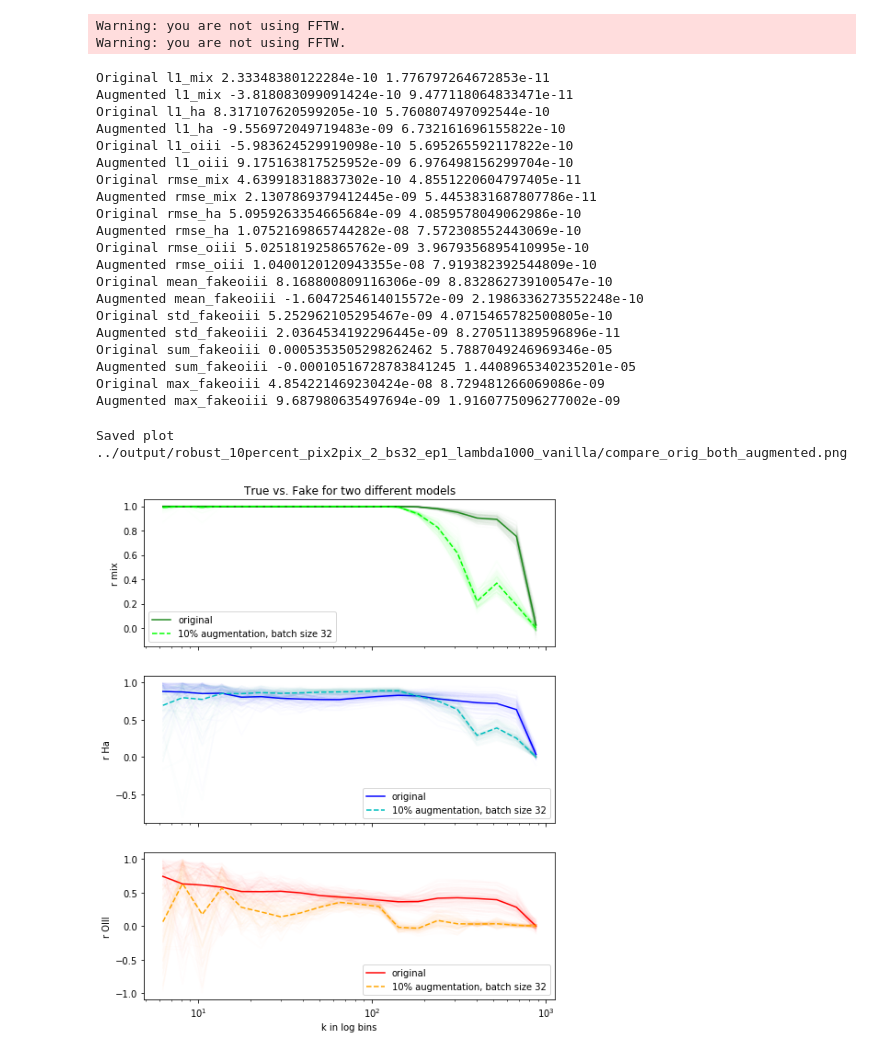
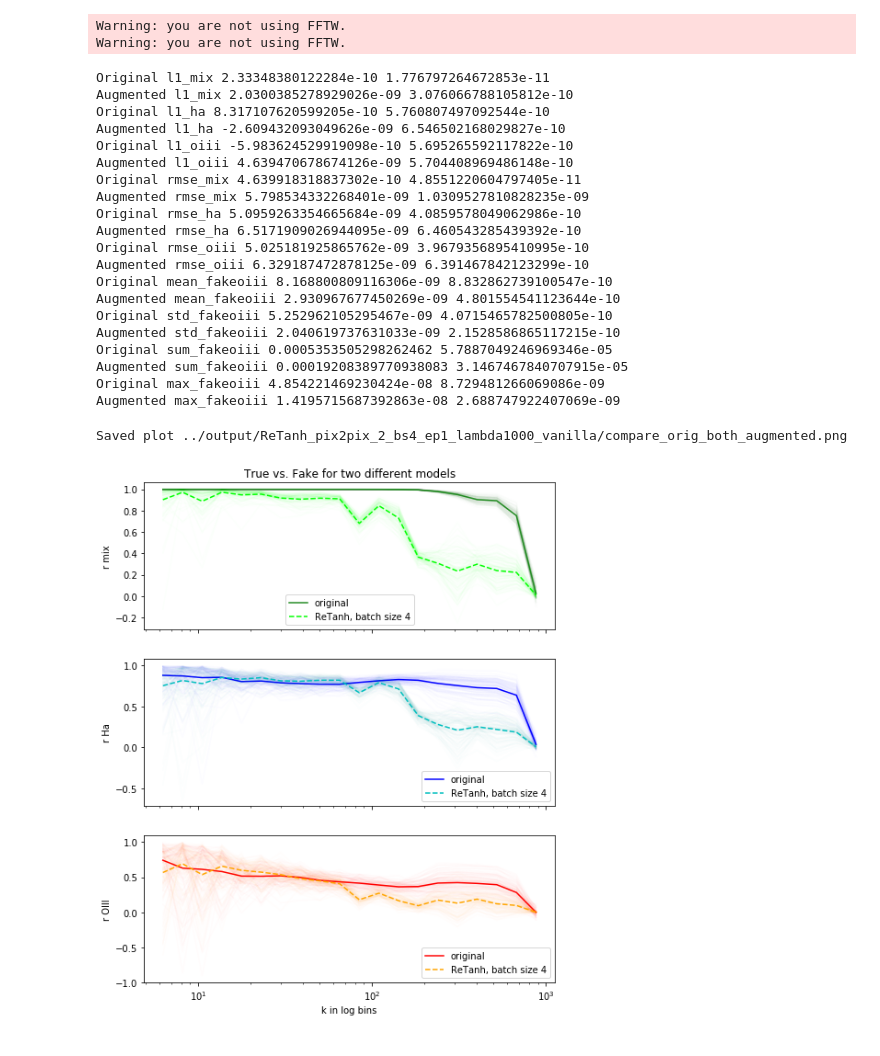
Before and after one commit to knmoriwaki/IM2IM, a Jupyter notebook: explain/my_development.ipynb, the cells around one changed output. Drawn from its saved outputs; the diff is of its cells as text; code cells hidden in the pictures.

Commit message:
Evaluation of the run with our custom ReTanh function

```diff
--- a/explain/my_development.ipynb
+++ b/explain/my_development.ipynb
@@ -14,7 +14,7 @@ Warning: you are not using FFTW.
 # %%
 output_dir = "../output"
 orig_gan = "original_GAN_xai_experiments"
-aug_gan = "robust_10percent_pix2pix_2_bs32_ep1_lambda1000_vanilla"
+aug_gan = "ReTanh_pix2pix_2_bs4_ep1_lambda1000_vanilla"
 xai_res_dir = 'xai_results'
 exp_names = ['test', 'xai_exp_ha', 'xai_exp_oiii','xai_exp_faint_ha',
              'xai_exp_random','xai_exp_random_ha','xai_exp_random_oiii',
@@ -44,25 +44,25 @@ for col in check:
     print("Augmented", col, aug_mean[col], aug_std[col])
 # %% [output]
 Original l1_mix 2.33348380122284e-10 1.776797264672853e-11
-Augmented l1_mix -3.818083099091424e-10 9.477118064833471e-11
+Augmented l1_mix 2.0300385278929026e-09 3.076066788105812e-10
 Original l1_ha 8.317107620599205e-10 5.760807497092544e-10
-Augmented l1_ha -9.556972049719483e-09 6.732161696155822e-10
+Augmented l1_ha -2.609432093049626e-09 6.546502168029827e-10
 Original l1_oiii -5.983624529919098e-10 5.695265592117822e-10
-Augmented l1_oiii 9.175163817525952e-09 6.976498156299704e-10
+Augmented l1_oiii 4.639470678674126e-09 5.704408969486148e-10
 Original rmse_mix 4.639918318837302e-10 4.8551220604797405e-11
-Augmented rmse_mix 2.1307869379412445e-09 5.4453831687807786e-11
+Augmented rmse_mix 5.798534332268401e-09 1.0309527810828235e-09
 Original rmse_ha 5.0959263354665684e-09 4.0859578049062986e-10
-Augmented rmse_ha 1.0752169865744282e-08 7.572308552443069e-10
+Augmented rmse_ha 6.5171909026944095e-09 6.460543285439392e-10
 Original rmse_oiii 5.025181925865762e-09 3.9679356895410995e-10
-Augmented rmse_oiii 1.0400120120943355e-08 7.919382392544809e-10
+Augmented rmse_oiii 6.329187472878125e-09 6.391467842123299e-10
 Original mean_fakeoiii 8.168800809116306e-09 8.832862739100547e-10
-Augmented mean_fakeoiii -1.6047254614015572e-09 2.1986336273552248e-10
+Augmented mean_fakeoiii 2.930967677450269e-09 4.801554541123644e-10
 Original std_fakeoiii 5.252962105295467e-09 4.0715465782500805e-10
-Augmented std_fakeoiii 2.0364534192296445e-09 8.270511389596896e-11
+Augmented std_fakeoiii 2.040619737631033e-09 2.1528586865117215e-10
 Original sum_fakeoiii 0.0005353505298262462 5.7887049246969346e-05
-Augmented sum_fakeoiii -0.00010516728783841245 1.4408965340235201e-05
+Augmented sum_fakeoiii 0.00019208389770938083 3.1467467840707915e-05
 Original max_fakeoiii 4.854221469230424e-08 8.729481266069086e-09
-Augmented max_fakeoiii 9.687980635497694e-09 1.9160775096277002e-09
+Augmented max_fakeoiii 1.4195715687392863e-08 2.688747922407069e-09
 # %%
 o_mix_list, o_ha_list, o_oiii_list = compare_r_testset(ori_output_dir, exp_names[0])
 a_mix_list, a_ha_list, a_oiii_list = compare_r_testset(aug_output_dir, exp_names[0])
@@ -70,11 +70,11 @@ a_mix_list, a_ha_list, a_oiii_list = compare_r_testset(aug_output_dir, exp_names
 # %%
 plot_two_models_r_vs_k(o_mix_list, o_ha_list, o_oiii_list,
                        a_mix_list, a_ha_list, a_oiii_list,
-                       aug_output_dir, mod="10% augmentation, batch size 32",
+                       aug_output_dir, mod="ReTanh, batch size 4",
                        title="Compare orig both augmented")
 # %% [output]
-Saved plot ../output/robust_10percent_pix2pix_2_bs32_ep1_lambda1000_vanilla/compare_orig_both_augmented.png
+Saved plot ../output/ReTanh_pix2pix_2_bs4_ep1_lambda1000_vanilla/compare_orig_both_augmented.png
-[figure, old version]
+[figure, new version]
 # %%
 import random
 suffix1 = random.sample(suffix_list, 1)[0]
```
Also changed, not shown: parts of 1 cell of this notebook.
